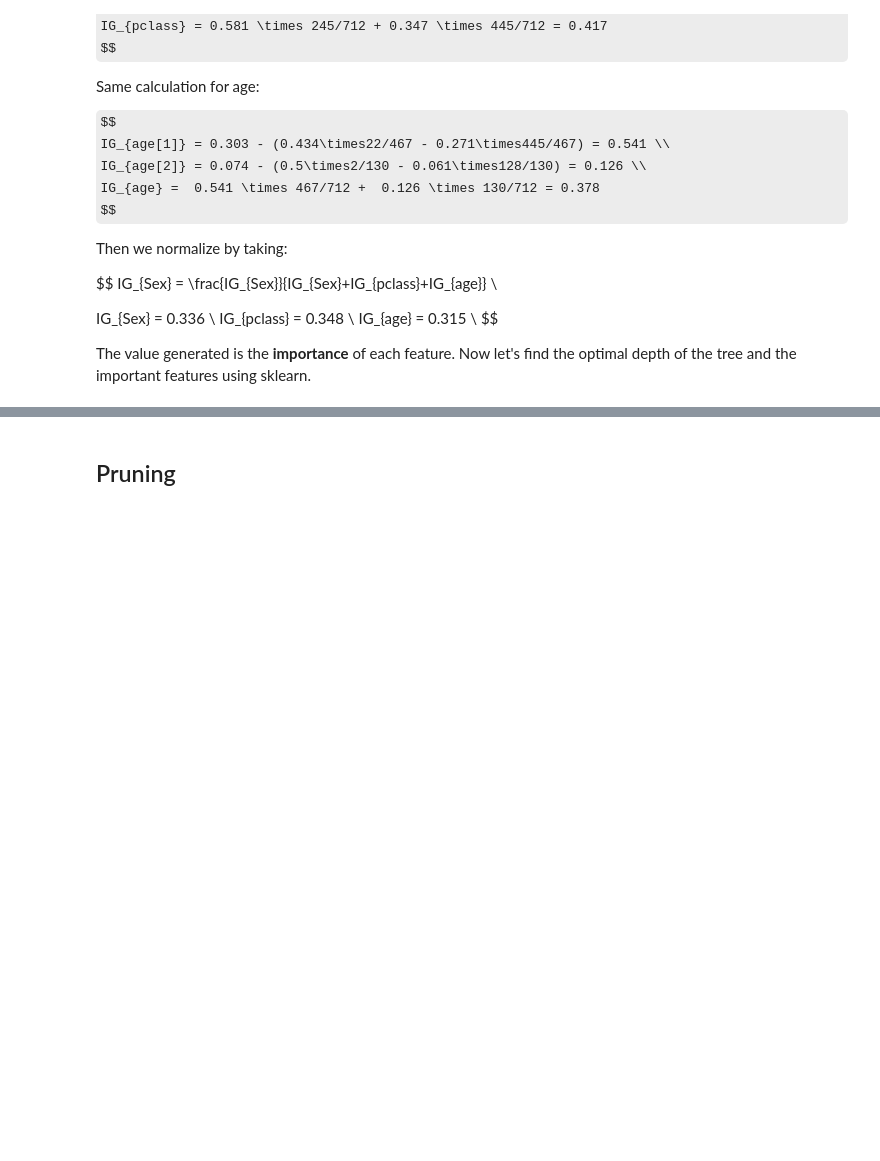
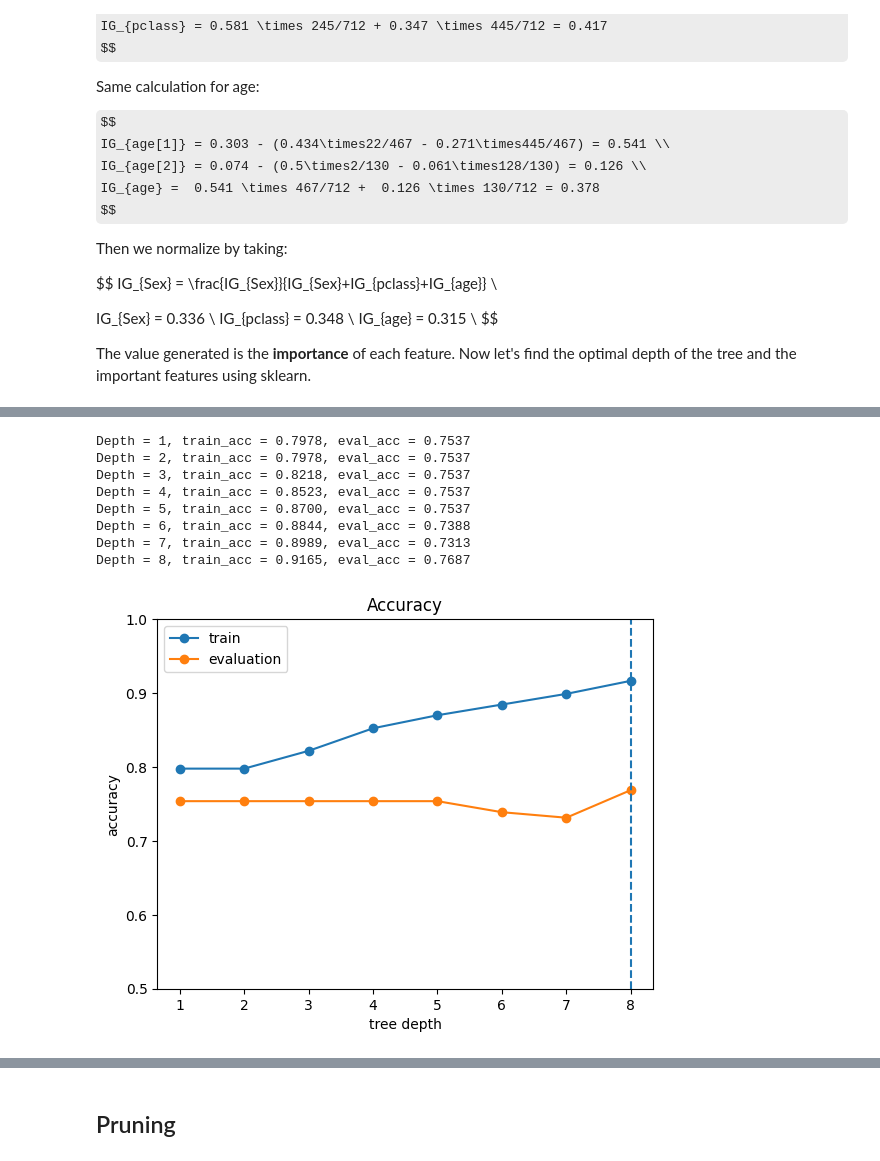
Before and after one commit to RichardH4DY/MY-DAC-Curriculum, a Jupyter notebook: DAC-006_Machine_Learning/DAC-006-Intro_to_ML_Session_2_Student.ipynb, the cells around one changed output, grey strips where cells are left out. Drawn from its saved outputs; the diff is of its cells as text; code cells hidden in the pictures; some formulas as TeX source; blank space fills up the shorter version.

```diff
--- a/DAC-006_Machine_Learning/DAC-006-Intro_to_ML_Session_2_Student.ipynb
+++ b/DAC-006_Machine_Learning/DAC-006-Intro_to_ML_Session_2_Student.ipynb
@@ -181,44 +187,54 @@ The value generated is the **importance** of each feature. Now let's find the op
 # %%
 # Separate the Titanic data into features and target class.
-# y = df['Survived']
-# x = df.drop('Survived', axis=1)
+y = df['Survived']
+x = df.drop('Survived', axis=1)
 
-# # Split the data into training, validation and test data.
-# x_train, x_test, y_train, y_test = train_test_split(x, y, test_size = 0.3)
+# Split the data into training, validation and test data.
+x_train, x_test, y_train, y_test = train_test_split(x, y, test_size = 0.3)
 
-# x_test, x_eval, y_test, y_eval = train_test_split(x_test, y_test, test_size = 0.5)
+x_test, x_eval, y_test, y_eval = train_test_split(x_test, y_test, test_size = 0.5)
 
-# # Create decision tree models of various depths,
-# # and measure the accuracy of validation data for each model.
-# train_acc = []
-# eval_acc = []
-# max_depth = 8
-# for d in range(1, max_depth+1):
-#     model = DecisionTreeClassifier(max_depth=d)
-#     model.fit(x_train, y_train)
+# Create decision tree models of various depths,
+# and measure the accuracy of validation data for each model.
+train_acc = []
+eval_acc = []
+max_depth = 8
+for d in range(1, max_depth+1):
+    model = DecisionTreeClassifier(max_depth=d)
+    model.fit(x_train, y_train)
 
-#     # Measure the accuracy of this model using the training data.
-#     y_pred = model.predict(x_train)
-#     train_acc.append((y_pred == y_train).mean())
+    # Measure the accuracy of this model using the training data.
+    y_pred = model.predict(x_train)
+    train_acc.append((y_pred == y_train).mean())
 
-#     # Measure the accuracy of this model using the validation data.
-#     y_pred = model.predict(x_eval)
-#     eval_acc.append((y_pred == y_eval).mean())
-#     print('Depth = {}, train_acc = {:.4f}, eval_acc = {:.4f}'\
-#           .format(d, train_acc[-1], eval_acc[-1]))
+    # Measure the accuracy of this model using the validation data.
+    y_pred = model.predict(x_eval)
+    eval_acc.append((y_pred == y_eval).mean())
+    print('Depth = {}, train_acc = {:.4f}, eval_acc = {:.4f}'\
+          .format(d, train_acc[-1], eval_acc[-1]))
 
-# # Find the optimal depth with the highest accuracy of validation data.
-# opt_depth = np.argmax(eval_acc) + 1
+# Find the optimal depth with the highest accuracy of validation data.
+opt_depth = np.argmax(eval_acc) + 1
 
-# # Visualize accuracy changes as depth changes.
-# plt.plot(train_acc, marker='o', label='train')
-# plt.plot(eval_acc, marker='o', label='evaluation')
-# plt.legend()
-# plt.title('Accuracy')
-# plt.xlabel('tree depth')
-# plt.ylabel('accuracy')
-# plt.xticks(np.arange(max_depth), np.arange(1, max_depth+1))
-# plt.axvline(x=opt_depth-1, ls='--')
-# plt.ylim(0.5, 1.0)
-# plt.show()
+# Visualize accuracy changes as depth changes.
+plt.plot(train_acc, marker='o', label='train')
+plt.plot(eval_acc, marker='o', label='evaluation')
+plt.legend()
+plt.title('Accuracy')
+plt.xlabel('tree depth')
+plt.ylabel('accuracy')
+plt.xticks(np.arange(max_depth), np.arange(1, max_depth+1))
+plt.axvline(x=opt_depth-1, ls='--')
+plt.ylim(0.5, 1.0)
+plt.show()
+# %% [output]
+Depth = 1, train_acc = 0.7978, eval_acc = 0.7537
+Depth = 2, train_acc = 0.7978, eval_acc = 0.7537
+Depth = 3, train_acc = 0.8218, eval_acc = 0.7537
+Depth = 4, train_acc = 0.8523, eval_acc = 0.7537
+Depth = 5, train_acc = 0.8700, eval_acc = 0.7537
+Depth = 6, train_acc = 0.8844, eval_acc = 0.7388
+Depth = 7, train_acc = 0.8989, eval_acc = 0.7313
+Depth = 8, train_acc = 0.9165, eval_acc = 0.7687
+[figure, added]
 # %%
```
Also changed, not shown: parts of 16 cells of this notebook.
